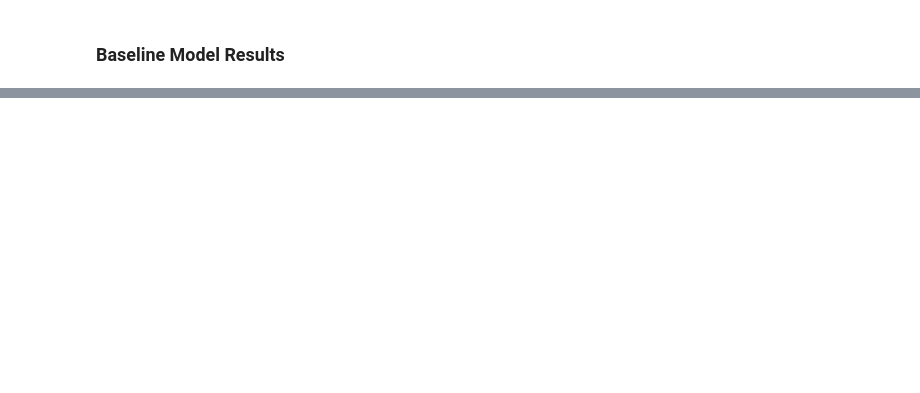
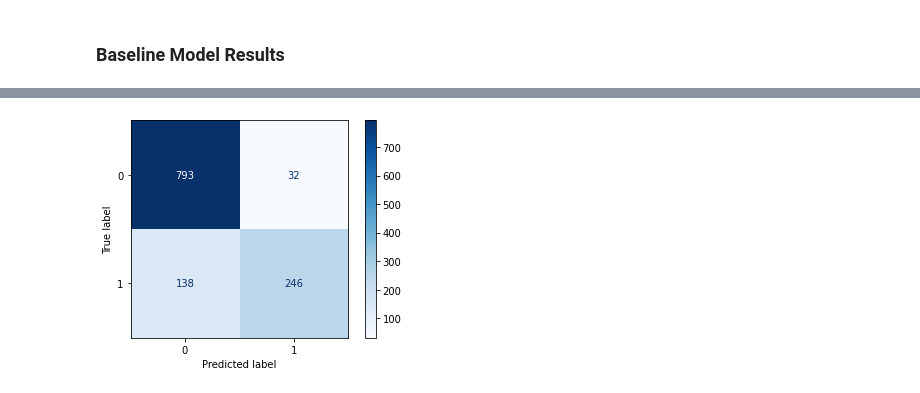
Before and after one commit to eric8395/Gun-Image-Classification, a Jupyter notebook: EA Folder/Image Classification - Binary.ipynb, the cells around one changed output, grey strips where cells are left out. Cells and saved outputs as stored; diff of their text form; code cells hidden in the pictures; blank space fills up the shorter version.

```diff
--- a/EA Folder/Image Classification - Binary.ipynb
+++ b/EA Folder/Image Classification - Binary.ipynb
@@ -530,0 +557,19 @@ plt.show()
+# %%
+cnn_model = models.Sequential()
+cnn_model.add(layers.Conv2D(32, (3, 3), activation='relu',
+                        input_shape=(256, 256, 3)))
+cnn_model.add(layers.MaxPooling2D((2, 2)))
+
+cnn_model.add(layers.Conv2D(32, (4, 4), activation='relu'))
+cnn_model.add(layers.MaxPooling2D((2, 2)))
+
+cnn_model.add(layers.Conv2D(64, (3, 3), activation='relu'))
+cnn_model.add(layers.MaxPooling2D((2, 2)))
+
+cnn_model.add(layers.Flatten())
+cnn_model.add(layers.Dense(64, activation='relu'))
+cnn_model.add(layers.Dense(1, activation='sigmoid'))
+
+cnn_model.compile(loss='binary_crossentropy',
+              optimizer="sgd",
+              metrics=['accuracy'])
@@ -530,0 +596,7 @@ plt.show()
+# %%
+# create a CNN model
+cnn_model = cnn_model.fit(train_images,
+                    train_y,
+                    epochs=10,
+                    batch_size=32,
+                    validation_data=(val_images, val_y))
@@ -530,0 +660,4 @@ plt.show()
+# %%
+# get confusion matrix and test results for test image set
+get_test_results(cnn_model, test_images, test_y)
+# %% [output]
@@ -530,0 +667 @@ plt.show()
+[figure, added]
```
Also changed, not shown: parts of 26 cells of this notebook, 2 other files.
